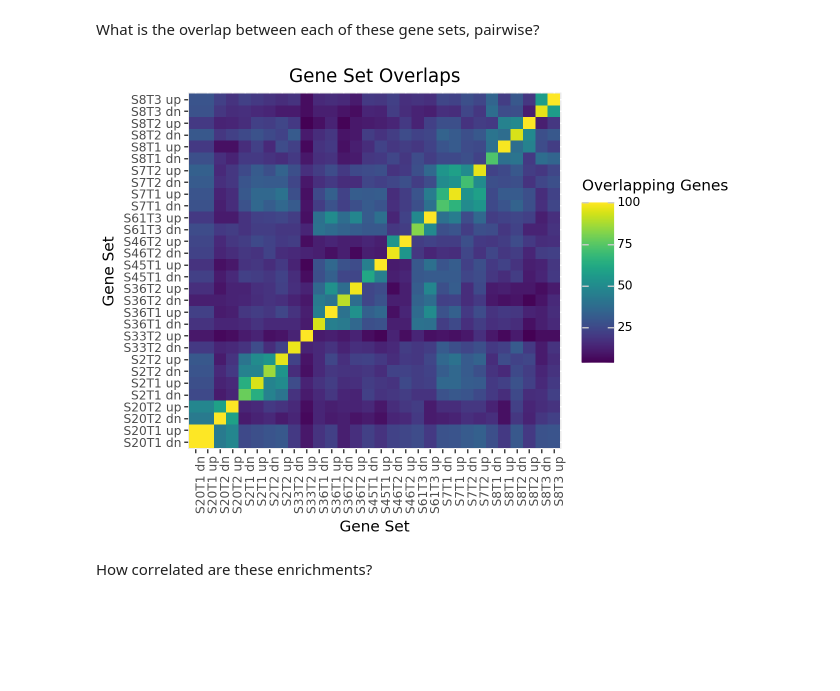
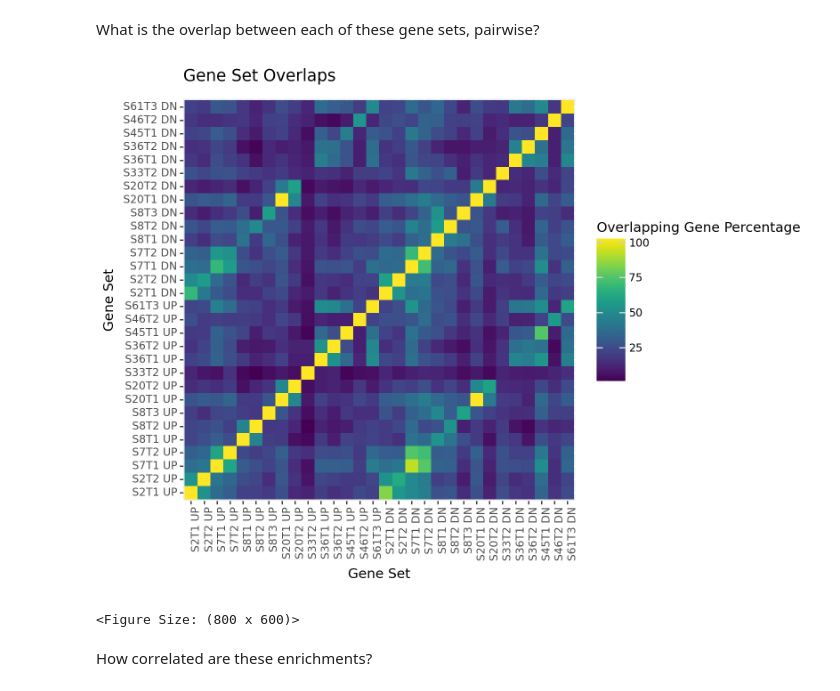
Before and after one commit to doged4/spatial_cancer_thesis, a Jupyter notebook: enrichment_presentation.ipynb, the cells around one changed output. Saved outputs shown, nothing was run; the diff lists cells and outputs as text; code cells hidden in the pictures; blank space fills up the shorter version.

```diff
--- a/enrichment_presentation.ipynb
+++ b/enrichment_presentation.ipynb
@@ -14,7 +52,7 @@ spot_info = pd.read_csv(data_dir + "/" + "spot_info_temp.csv", index_col=0)
 gene_sets = pd.read_csv(data_dir + "/" + "gene_sets_used.csv", index_col = 0)
 # %%
 genes_dict = {
-    col.split("_")[0] + " " + col.split("_")[3] : set(gene_sets[col].to_list()) for col in gene_sets.columns
+    col.split("_")[0] + " " + col.split("_")[3].upper() : set(gene_sets[col].to_list()) for col in gene_sets.columns
 }
 # %% [markdown]
 What is the overlap between each of these gene sets, pairwise?
@@ -28,24 +66,39 @@ for set1 in genes_dict.keys():
         intersection_frac = pd.concat([intersection_frac,
                                        pd.DataFrame(
                                            data = {'set1':set1, 'set2' : set2,
-                                                   'overlap' : len(genes_dict[set1] & genes_dict[set2])},
+                                                   'overlap' : 100 * len(genes_dict[set1] & genes_dict[set2]) / len(genes_dict[set1])},
                                            columns=['set1', 'set2', 'overlap'],
                                            index=[0]
                                        )], axis = 0)
+
+# up_names = [x for x in intersection_frac['set1'].unique() if x[-2:] == 'UP']
+# dn_names = [x for x in intersection_frac['set1'].unique() if x[-2:] == 'DN']
+
+ordering = ['S2T1 UP','S2T2 UP','S7T1 UP','S7T2 UP','S8T1 UP','S8T2 UP','S8T3 UP','S20T1 UP','S20T2 UP','S33T2 UP',
+     'S36T1 UP','S36T2 UP','S45T1 UP','S46T2 UP','S61T3 UP','S2T1 DN','S2T2 DN','S7T1 DN','S7T2 DN','S8T1 DN',
+     'S8T2 DN','S8T3 DN','S20T1 DN','S20T2 DN','S33T2 DN','S36T1 DN','S36T2 DN','S45T1 DN','S46T2 DN','S61T3 DN'
+ ]
+
+cat_ordered = pd.CategoricalDtype(ordering, ordered=True)
+intersection_frac['set1'] = intersection_frac['set1'].astype(cat_ordered)
+intersection_frac['set2'] = intersection_frac['set2'].astype(cat_ordered)
 # %%
 # intersection_frac['overlap'] = intersection_frac['overlap'].astype('float')
 intersection_frac['Overlapping Genes'] = intersection_frac['overlap'].astype('float')
 # %%
 (pn.ggplot(intersection_frac, pn.aes(x= 'set1', y = 'set2', fill = 'Overlapping Genes')) +
     pn.geom_tile() +
     pn.theme(axis_text_x = pn.element_text(angle = 90, vjust = 1, hjust=0)) +
     pn.xlab("Gene Set") +
     pn.ylab("Gene Set") +
-    pn.ggtitle("Gene Set Overlaps") #+
-    # pn.guides(pn.guide_legend(title = "Overlapping Genes"))
+    pn.ggtitle("Gene Set Overlaps") +
+    pn.guides(fill = pn.guide_colorbar(title = "Overlapping Gene Percentage")) +
+    pn.theme(figure_size=(8,6))
     )
+# pn.gui
 # %% [output]
-[figure, old version]
+[figure, new version]
+<Figure Size: (800 x 600)>
 # %% [markdown]
 How correlated are these enrichments?
 # %%
```
Also changed, not shown: parts of 19 cells of this notebook, 4 other files.
